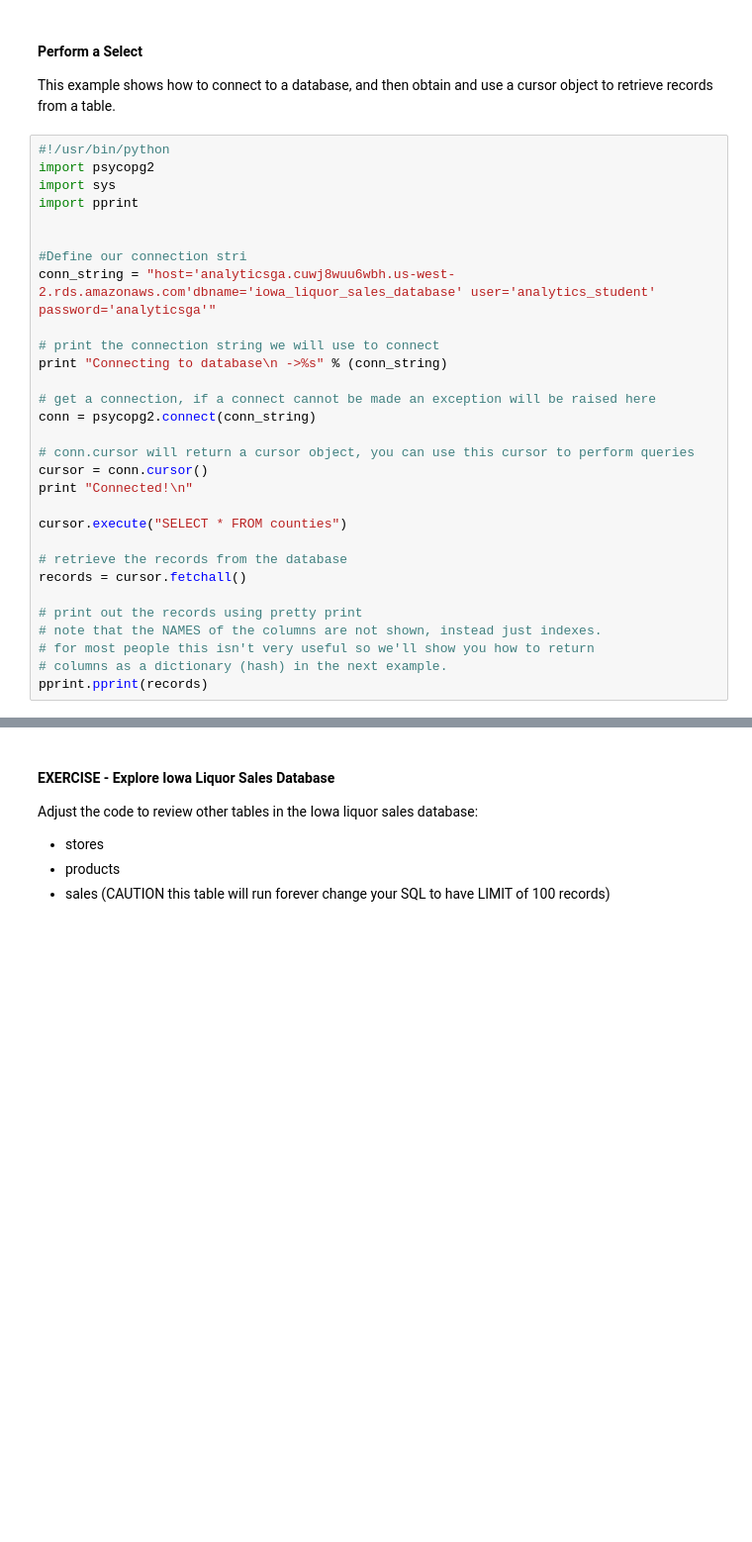
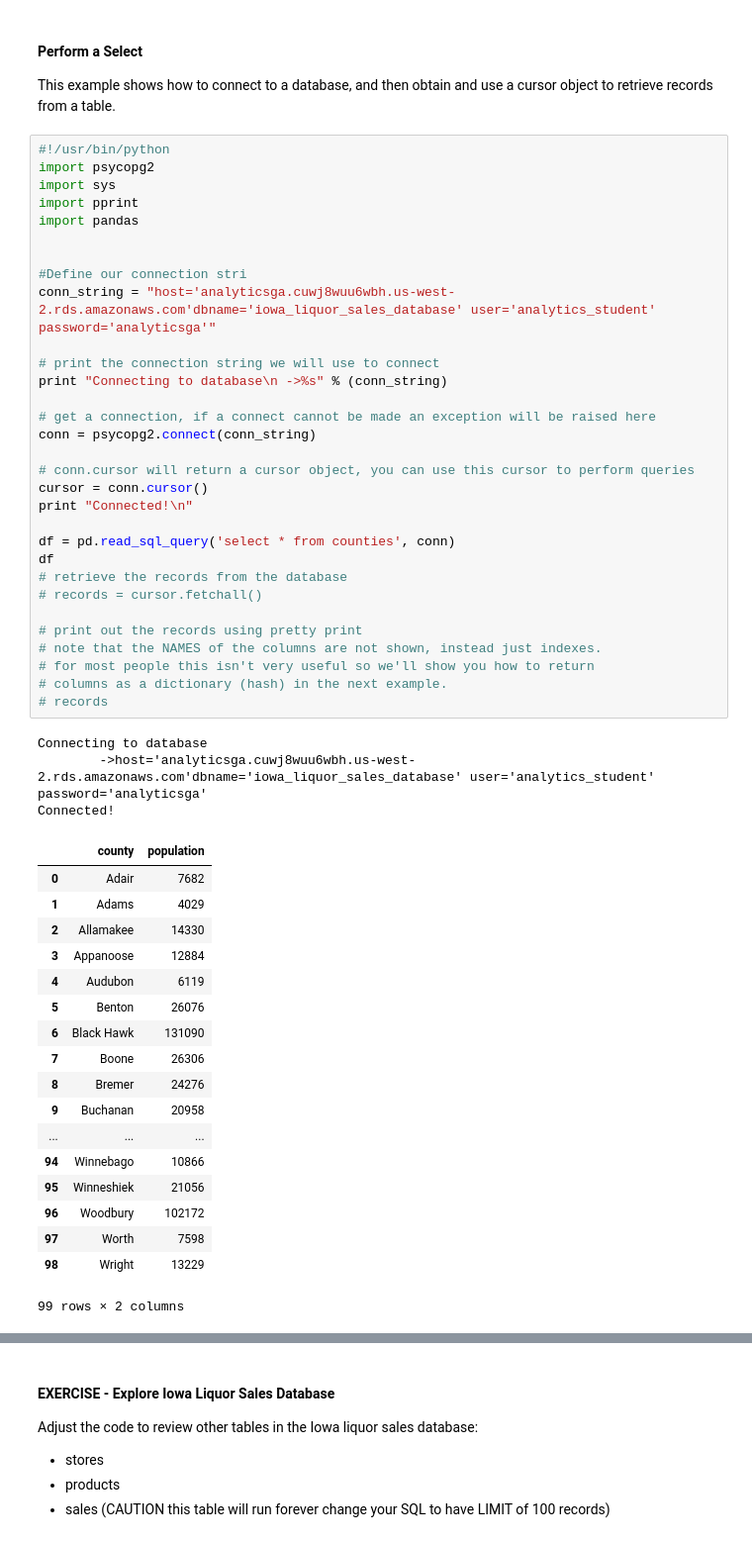
Before and after one commit to Morrisdata/Python_for_Data_I, a Jupyter notebook: Python_For_Data-checkpoint.ipynb, the cells around one changed output, grey strips where cells are left out. Shown at 99% size. Cells and saved outputs as stored; diff of their text form; blank space fills up the shorter version.

```diff
--- a/Python_For_Data-checkpoint.ipynb
+++ b/Python_For_Data-checkpoint.ipynb
@@ -634,30 +585,53 @@ This example shows how to connect to a database, and then obtain and use a curso
 # %%
 #!/usr/bin/python
 import psycopg2
 import sys
 import pprint
+import pandas
 
 
 #Define our connection stri
 conn_string = "host='analyticsga.cuwj8wuu6wbh.us-west-2.rds.amazonaws.com'dbname='iowa_liquor_sales_database' user='analytics_student' password='analyticsga'"
 
 # print the connection string we will use to connect
 print "Connecting to database\n	->%s" % (conn_string)
 
 # get a connection, if a connect cannot be made an exception will be raised here
 conn = psycopg2.connect(conn_string)
 
 # conn.cursor will return a cursor object, you can use this cursor to perform queries
 cursor = conn.cursor()
 print "Connected!\n"
 
-cursor.execute("SELECT * FROM counties")
-
+df = pd.read_sql_query('select * from counties', conn)
+df
 # retrieve the records from the database
-records = cursor.fetchall()
+# records = cursor.fetchall()
 
 # print out the records using pretty print
 # note that the NAMES of the columns are not shown, instead just indexes.
 # for most people this isn't very useful so we'll show you how to return
 # columns as a dictionary (hash) in the next example.
-pprint.pprint(records)
+# records
+# %% [output]
+Connecting to database
+        ->host='analyticsga.cuwj8wuu6wbh.us-west-2.rds.amazonaws.com'dbname='iowa_liquor_sales_database' user='analytics_student' password='analyticsga'
+Connected!
+|  | county | population |
+| 0 | Adair | 7682 |
+| 1 | Adams | 4029 |
+| 2 | Allamakee | 14330 |
+| 3 | Appanoose | 12884 |
+| 4 | Audubon | 6119 |
+| 5 | Benton | 26076 |
+| 6 | Black Hawk | 131090 |
+| 7 | Boone | 26306 |
+| 8 | Bremer | 24276 |
+| 9 | Buchanan | 20958 |
+| ... | ... | ... |
+| 94 | Winnebago | 10866 |
+| 95 | Winneshiek | 21056 |
+| 96 | Woodbury | 102172 |
+| 97 | Worth | 7598 |
+| 98 | Wright | 13229 |
+99 rows × 2 columns
```
Also changed, not shown: parts of 37 cells of this notebook.
